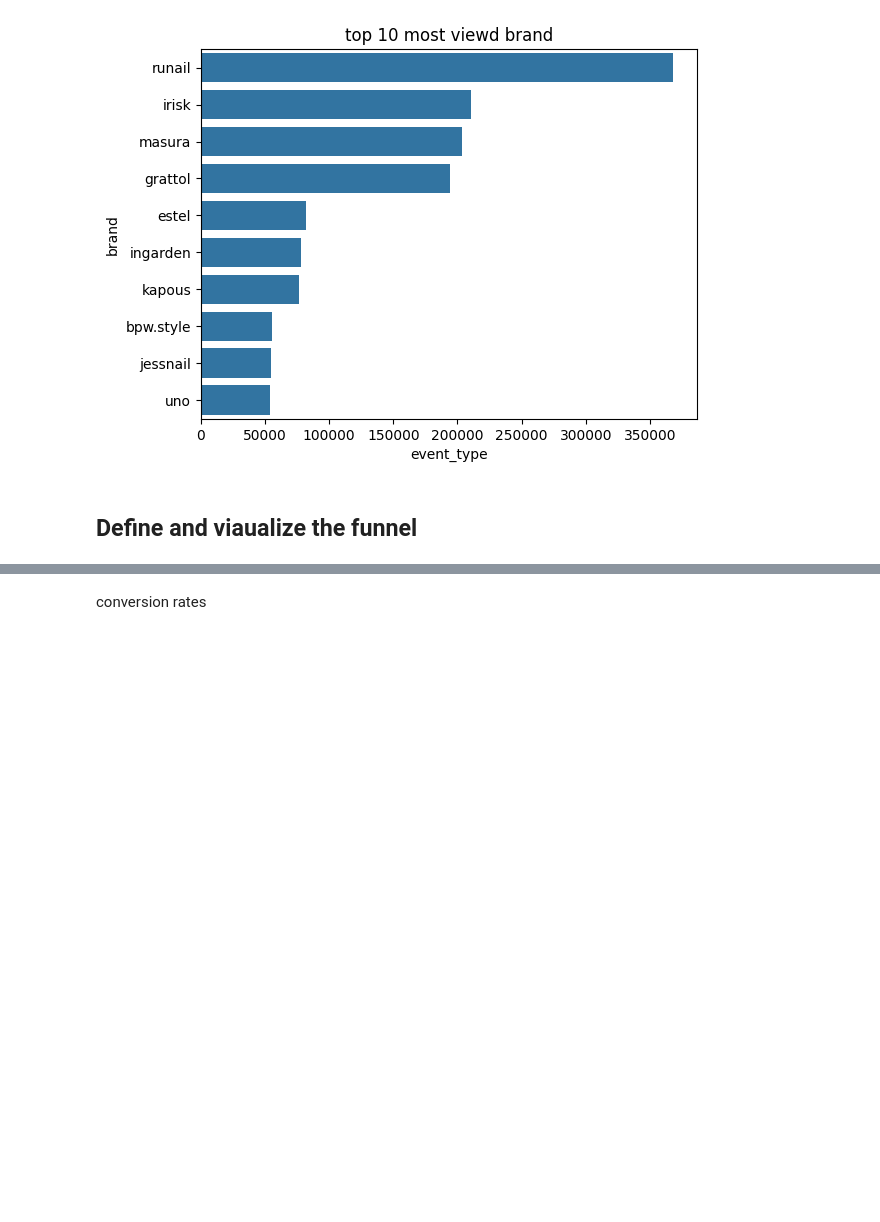
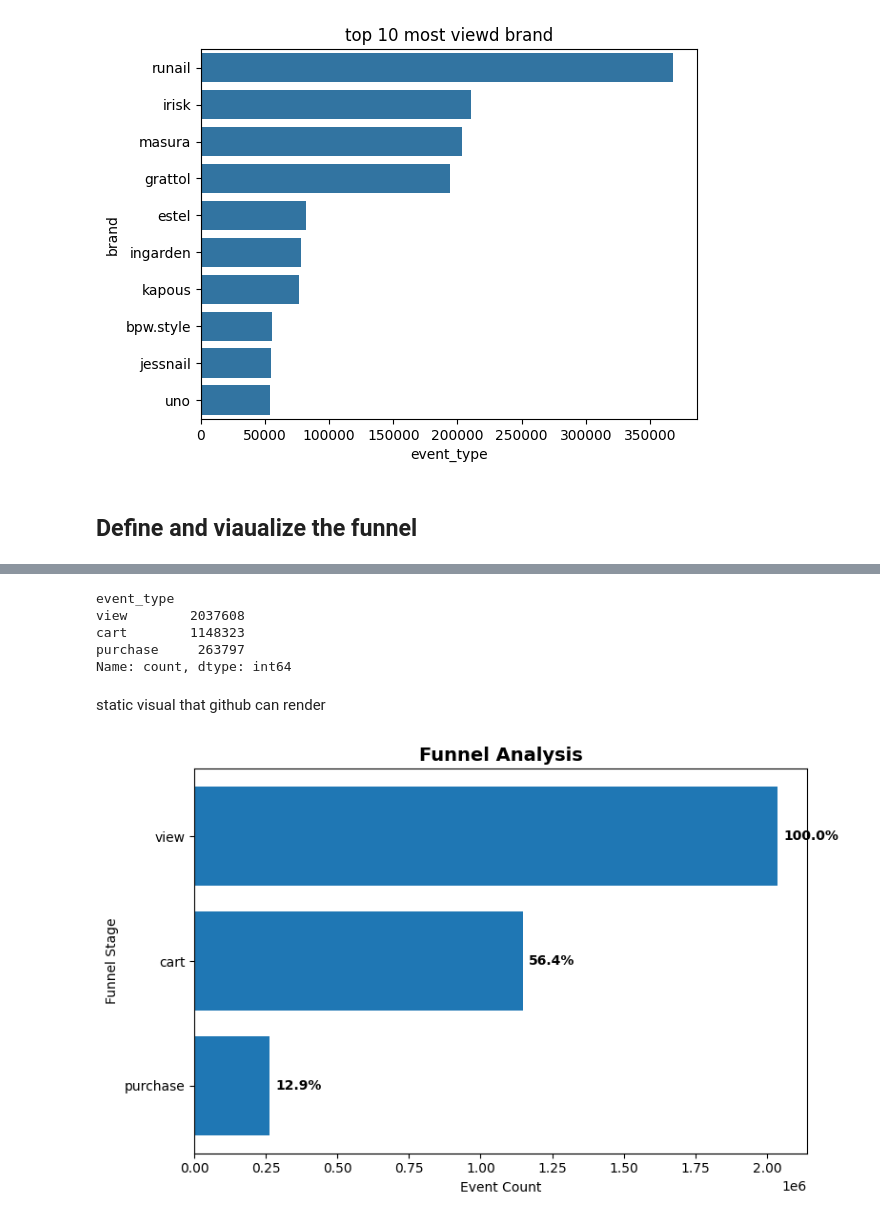
Before and after one commit to ZahraaAldurais/Data-Analysis-projects, a Jupyter notebook: Funnel Analysis.ipynb, the cells around one changed output, grey strips where cells are left out. Saved outputs shown, nothing was run; the diff lists cells and outputs as text; code cells hidden in the pictures; blank space fills up the shorter version.

Commit message:
analysis

```diff
--- a/Funnel Analysis.ipynb
+++ b/Funnel Analysis.ipynb
@@ -124,2 +106,12 @@ fig.show()
-# %% [markdown]
-conversion rates
+# %%
+funnel_stages = ['view', 'cart', 'purchase']
+df = df[df['event_type'].isin(funnel_stages)]
+# %%
+funnel_counts = df['event_type'].value_counts()
+funnel_counts
+# %% [output]
+event_type
+view        2037608
+cart        1148323
+purchase     263797
+Name: count, dtype: int64
@@ -125,0 +123,28 @@ conversion rates
+# %% [markdown]
+static visual that github can render
+# %%
+plt.figure(figsize=(8, 5))
+
+
+bars = plt.barh(funnel_counts.index[::-1], funnel_counts.values[::-1])
+
+# Use the first stage as the base for percentages
+total = funnel_counts.iloc[0]
+
+# Add percentage labels
+for bar, value in zip(bars, funnel_counts.values[::-1]):
+    percentage = (value / total) * 100
+    plt.text(
+        bar.get_width() + (total * 0.01),
+        bar.get_y() + bar.get_height() / 2,
+        f'{percentage:.1f}%',
+        va='center', ha='left', fontsize=10, fontweight='bold'
+    )
+
+plt.title('Funnel Analysis', fontsize=14, fontweight='bold')
+plt.xlabel('Event Count')
+plt.ylabel('Funnel Stage')
+plt.tight_layout()
+plt.show()
+# %% [output]
+[figure, added]
```
Also changed, not shown: parts of 12 cells of this notebook.
